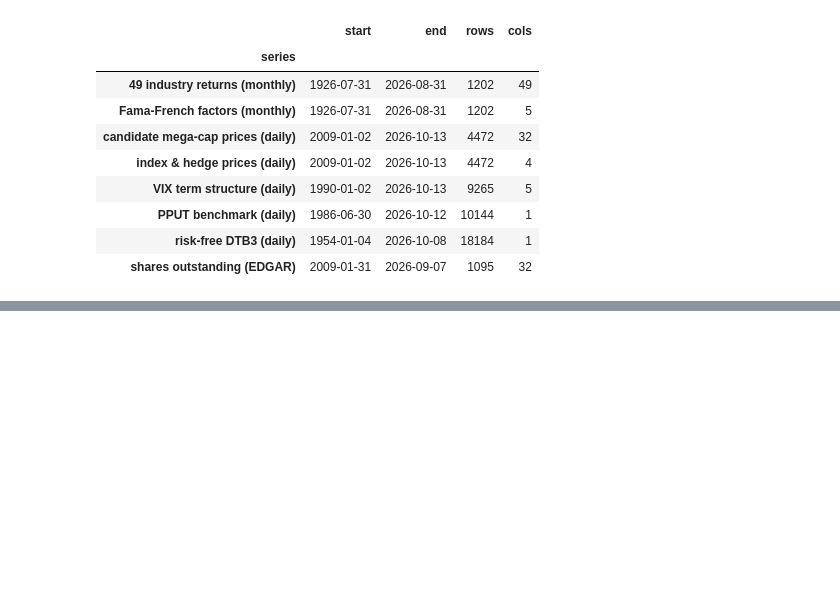
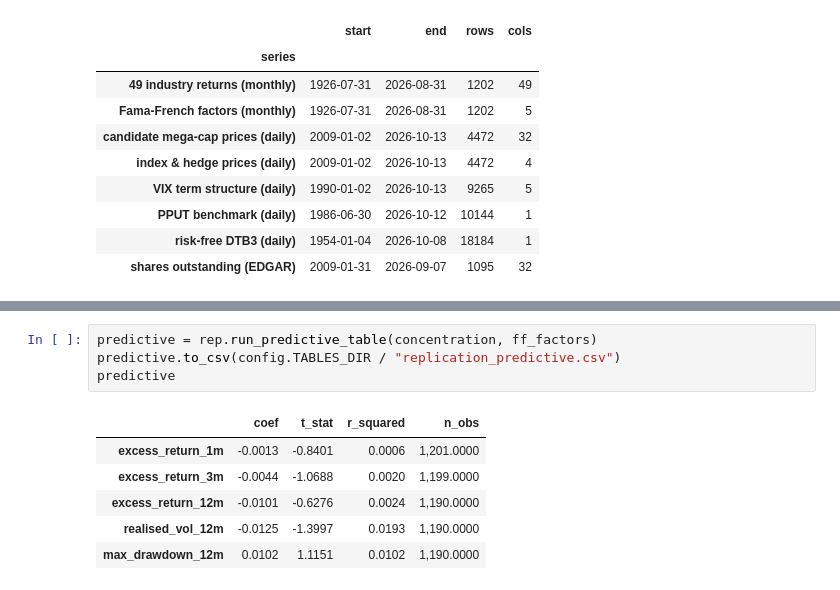
Before and after one commit to KavinDhanasekaran7/AI-Concentration-Hedging, a Jupyter notebook: notebooks/ai_concentration_tail_hedging.ipynb, the cells around one changed output, grey strips where cells are left out. Saved outputs shown, nothing was run; the diff lists cells and outputs as text; blank space fills up the shorter version.

```diff
--- a/notebooks/ai_concentration_tail_hedging.ipynb
+++ b/notebooks/ai_concentration_tail_hedging.ipynb
@@ -71,0 +91,11 @@ sanity.set_index("series")
+# %%
+predictive = rep.run_predictive_table(concentration, ff_factors)
+predictive.to_csv(config.TABLES_DIR / "replication_predictive.csv")
+predictive
+# %% [output]
+|  | coef | t_stat | r_squared | n_obs |
+| excess_return_1m | -0.0013 | -0.8401 | 0.0006 | 1,201.0000 |
+| excess_return_3m | -0.0044 | -1.0688 | 0.0020 | 1,199.0000 |
+| excess_return_12m | -0.0101 | -0.6276 | 0.0024 | 1,190.0000 |
+| realised_vol_12m | -0.0125 | -1.3997 | 0.0193 | 1,190.0000 |
+| max_drawdown_12m | 0.0102 | 1.1151 | 0.0102 | 1,190.0000 |
```
Also changed, not shown: parts of 3 cells of this notebook, 6 other files.
